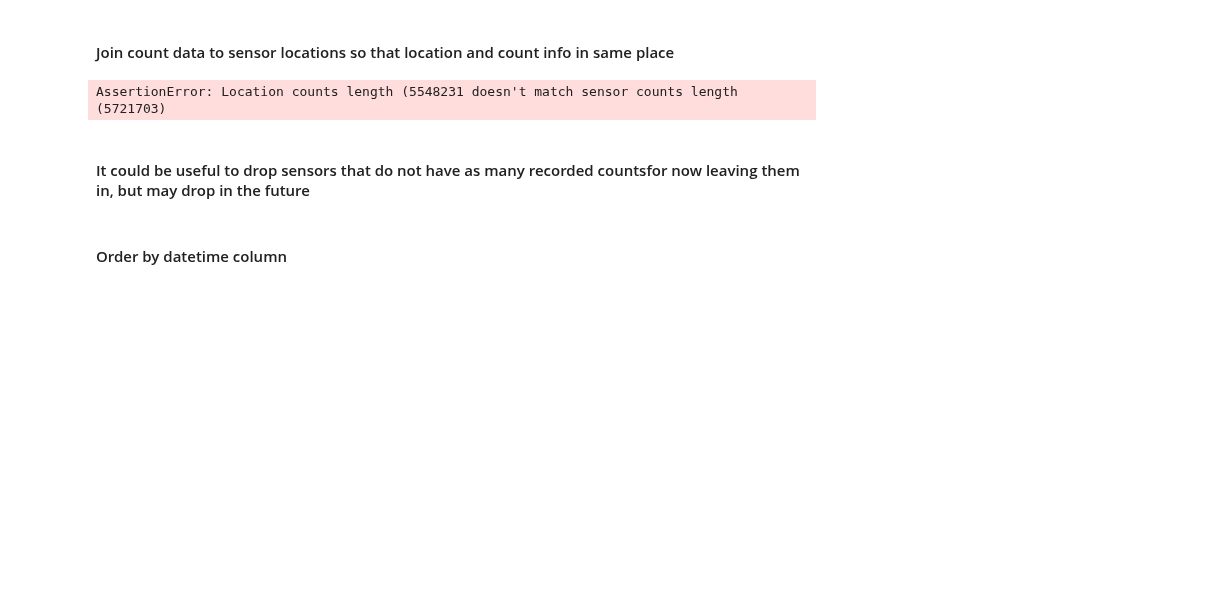
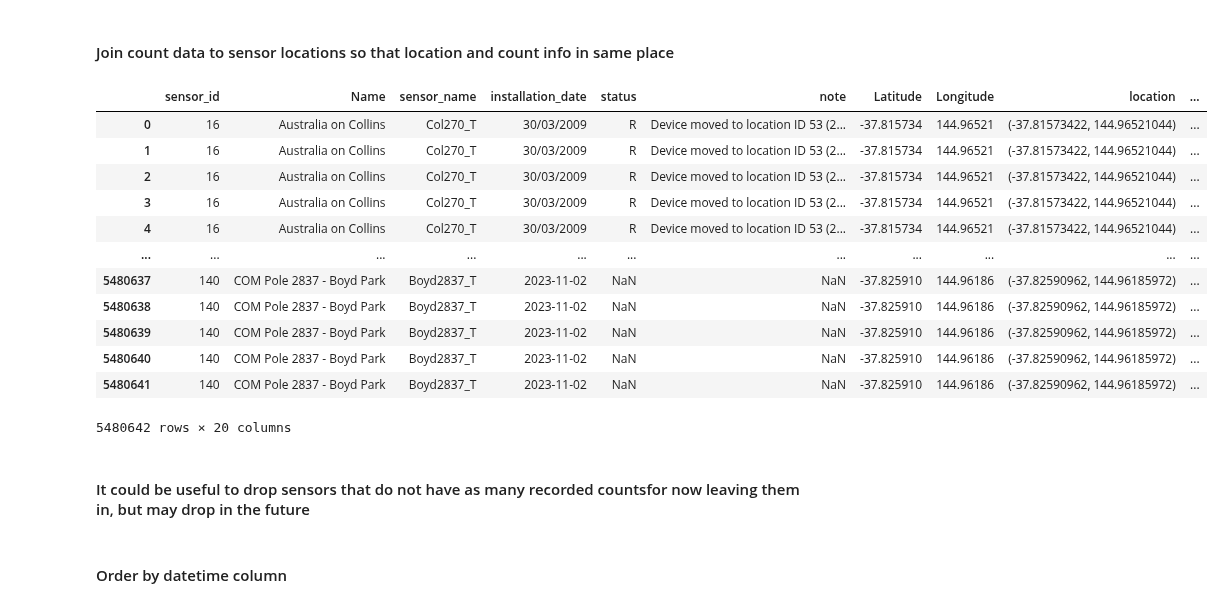
Before and after one commit to nickmalleson/footfall, a Jupyter notebook: MelbourneAnalysis/1. PreparingData/1. CleanData/CleaningData-Footfall.ipynb, the cells around one changed output. Saved outputs shown, nothing was run; the diff lists cells and outputs as text; code cells hidden in the pictures; blank space fills up the shorter version.

```diff
--- a/MelbourneAnalysis/1. PreparingData/1. CleanData/CleaningData-Footfall.ipynb
+++ b/MelbourneAnalysis/1. PreparingData/1. CleanData/CleaningData-Footfall.ipynb
@@ -206,13 +215,31 @@ New sensors: {130, 131, 132, 133, 134, 135, 136, 137, 138, 139, 140, 141, 142, 1
 # %% [markdown]
 
 #### Join count data to sensor locations so that location and count info in same place
-# %%
-location_counts = pd.merge(sensor_locations, sensor_counts, on='sensor_id', how='inner')
-#location_counts
-# XXXX HERE I think I ned to get a new sensor locations file for the new sensors
-assert len(location_counts) == len(sensor_counts), f"Location counts length ({len(location_counts)} doesn't match sensor counts length ({len(sensor_counts)})"
-# %% [output]
-AssertionError: Location counts length (5548231 doesn't match sensor counts length (5721703)
+# %%
+location_counts = pd.merge(sensor_locations, sensor_counts, on='sensor_id', how='inner')
+# Stuff in comments was useful to find out why the join didn't work properly (problems concatenating the old and new data)
+#location_counts = pd.merge(sensor_locations, sensor_counts, on='sensor_id', how='outer', indicator=True)
+
+# Check if there are any rows that didn't merge from either dataframe
+#left_only = location_counts[location_counts['_merge'] == 'left_only']
+#right_only = location_counts[location_counts['_merge'] == 'right_only']
+
+assert len(location_counts) == len(sensor_counts), f"Location counts length ({len(location_counts)} doesn't match sensor counts length ({len(sensor_counts)})"
+location_counts
+# %% [output]
+|  | sensor_id | Name | sensor_name | installation_date | status | note | Latitude | Longitude | location | ... |
+| 0 | 16 | Australia on Collins | Col270_T | 30/03/2009 | R | Device moved to location ID 53 (2... | -37.815734 | 144.96521 | (-37.81573422, 144.96521044) | ... |
+| 1 | 16 | Australia on Collins | Col270_T | 30/03/2009 | R | Device moved to location ID 53 (2... | -37.815734 | 144.96521 | (-37.81573422, 144.96521044) | ... |
+| 2 | 16 | Australia on Collins | Col270_T | 30/03/2009 | R | Device moved to location ID 53 (2... | -37.815734 | 144.96521 | (-37.81573422, 144.96521044) | ... |
+| 3 | 16 | Australia on Collins | Col270_T | 30/03/2009 | R | Device moved to location ID 53 (2... | -37.815734 | 144.96521 | (-37.81573422, 144.96521044) | ... |
+| 4 | 16 | Australia on Collins | Col270_T | 30/03/2009 | R | Device moved to location ID 53 (2... | -37.815734 | 144.96521 | (-37.81573422, 144.96521044) | ... |
+| ... | ... | ... | ... | ... | ... | ... | ... | ... | ... | ... |
+| 5480637 | 140 | COM Pole 2837 - Boyd Park | Boyd2837_T | 2023-11-02 | NaN | NaN | -37.825910 | 144.96186 | (-37.82590962, 144.96185972) | ... |
+| 5480638 | 140 | COM Pole 2837 - Boyd Park | Boyd2837_T | 2023-11-02 | NaN | NaN | -37.825910 | 144.96186 | (-37.82590962, 144.96185972) | ... |
+| 5480639 | 140 | COM Pole 2837 - Boyd Park | Boyd2837_T | 2023-11-02 | NaN | NaN | -37.825910 | 144.96186 | (-37.82590962, 144.96185972) | ... |
+| 5480640 | 140 | COM Pole 2837 - Boyd Park | Boyd2837_T | 2023-11-02 | NaN | NaN | -37.825910 | 144.96186 | (-37.82590962, 144.96185972) | ... |
+| 5480641 | 140 | COM Pole 2837 - Boyd Park | Boyd2837_T | 2023-11-02 | NaN | NaN | -37.825910 | 144.96186 | (-37.82590962, 144.96185972) | ... |
+5480642 rows × 20 columns
 # %% [markdown]
 #### It could be useful to drop sensors that do not have as many recorded countsfor now leaving them in, but may drop in the future
 # %% [markdown]
```
Also changed, not shown: parts of 16 cells of this notebook, 1 other file.
